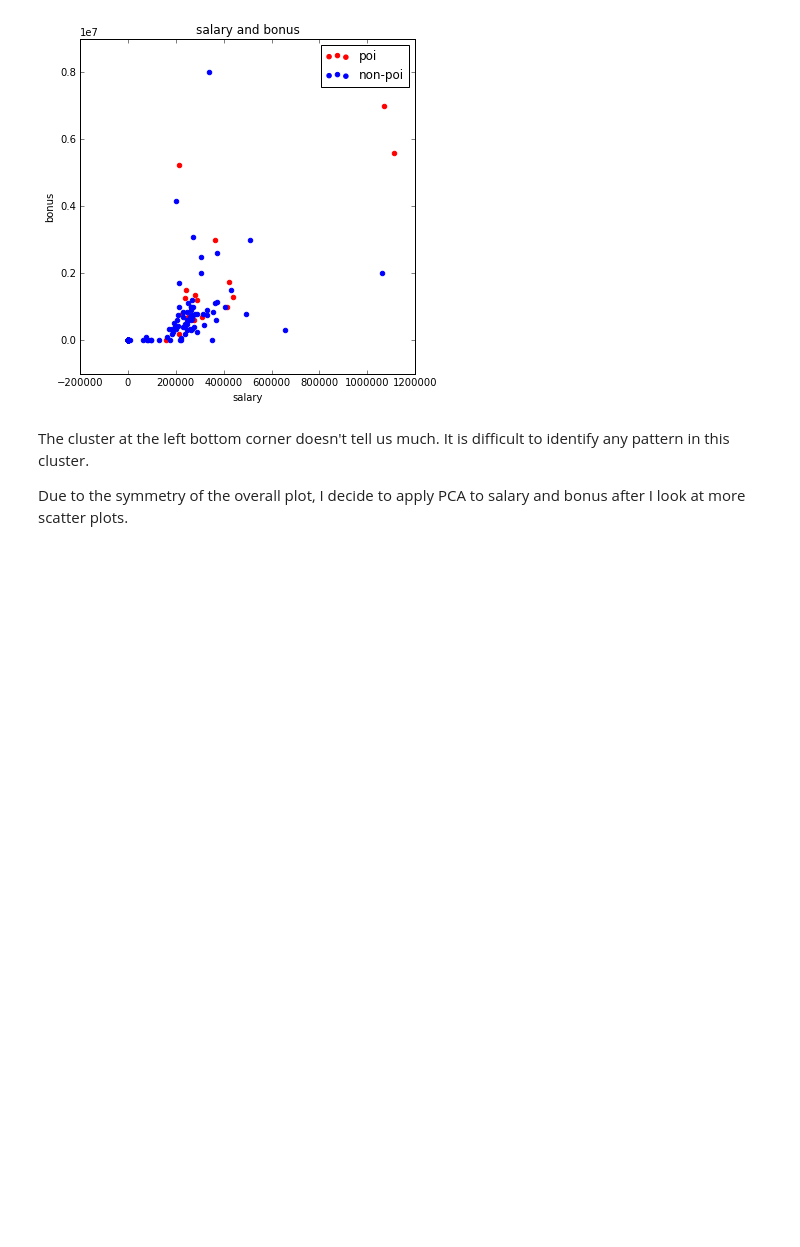
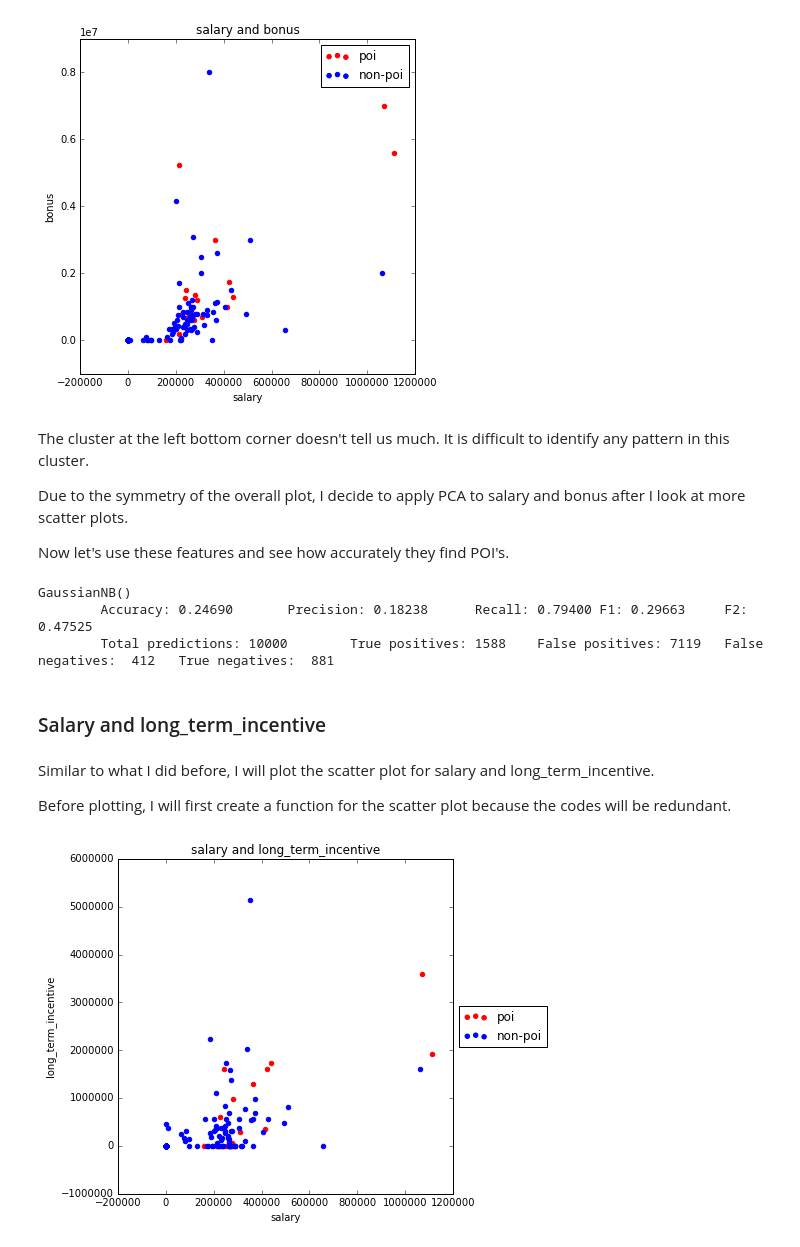
Before and after one commit to wonjunee/machine-learning, a Jupyter notebook: ud120-projects/final_project/final_project.ipynb, the cells around one changed output. Cells and saved outputs as stored; diff of their text form; code cells hidden in the pictures; blank space fills up the shorter version.

```diff
--- a/ud120-projects/final_project/final_project.ipynb
+++ b/ud120-projects/final_project/final_project.ipynb
@@ -317,3 +481,67 @@ plt.show()
 The cluster at the left bottom corner doesn't tell us much. It is difficult to identify any pattern in this cluster.
 
 Due to the symmetry of the overall plot, I decide to apply PCA to salary and bonus after I look at more scatter plots.
+
+Now let's use these features and see how accurately they find POI's.
+# %%
+### this function will split the data into test and train
+### apply GaussianNB and SVM and calculate the accuracy, precision and recall
+### the code is from "poi_id.py" from final_project folder.
+def classify_GaussianNB_and_SVM(features_list):
+    ### Store to my_dataset for easy export below.
+    my_dataset = data_dict
+
+    ### Extract features and labels from dataset for local testing
+    data = featureFormat(my_dataset, features_list, sort_keys = True)
+    labels, features = targetFeatureSplit(data)
+
+    from sklearn.naive_bayes import GaussianNB
+    clf = GaussianNB()
+
+    from sklearn.cross_validation import train_test_split
+    features_train, features_test, labels_train, labels_test = \
+        train_test_split(features, labels, test_size=0.3, random_state=42)
+    dump_classifier_and_data(clf, my_dataset, features_list)
+    execfile("tester.py")
+
+### Always put poi at the zeroth index
+classify_GaussianNB_and_SVM(['poi','salary','bonus'])
+# %% [output]
+GaussianNB()
+        Accuracy: 0.24690       Precision: 0.18238      Recall: 0.79400 F1: 0.29663     F2: 0.47525
+        Total predictions: 10000        True positives: 1588    False positives: 7119   False negatives:  412   True negatives:  881
+# %% [markdown]
+### Salary and long_term_incentive
+# %% [markdown]
+Similar to what I did before, I will plot the scatter plot for salary and long_term_incentive.
+
+Before plotting, I will first create a function for the scatter plot because the codes will be redundant.
+# %%
+%matplotlib inline
+### Set the size of the plot
+plt.rcParams["figure.figsize"] = (6,6)
+
+### function for scatter plots
+def scatter_plotting(x,y):
+    ### Find index of x and y
+    x_ind = features_list.index(x)
+    y_ind = features_list.index(y)
+
+    ### Create arrays for salary and bonus for poi and non-poi
+    x_poi    = [data[:,x_ind][ii] for ii in range(0, len(data[:,0])) if data[:,poi_ind][ii]]
+    y_poi    = [data[:,y_ind][ii] for ii in range(0, len(data[:,0])) if data[:,poi_ind][ii]]
+    x_nonpoi = [data[:,x_ind][ii] for ii in range(0, len(data[:,0])) if not data[:,poi_ind][ii]]
+    y_nonpoi = [data[:,y_ind][ii] for ii in range(0, len(data[:,0])) if not data[:,poi_ind][ii]]
+
+    ### Draw Salary histogram
+    plt.scatter(x_poi,   y_poi,   color="r",label="poi")
+    plt.scatter(x_nonpoi,y_nonpoi,color="b",label="non-poi")
+    plt.legend(loc='center left', bbox_to_anchor=(1, 0.5))
+    plt.xlabel(x)
+    plt.ylabel(y)
+    plt.title("{} and {}".format(x, y))
+    plt.show()
+
+scatter_plotting("salary","long_term_incentive")
+# %% [output]
+[figure, added]
```
Also changed, not shown: parts of 21 cells of this notebook.
